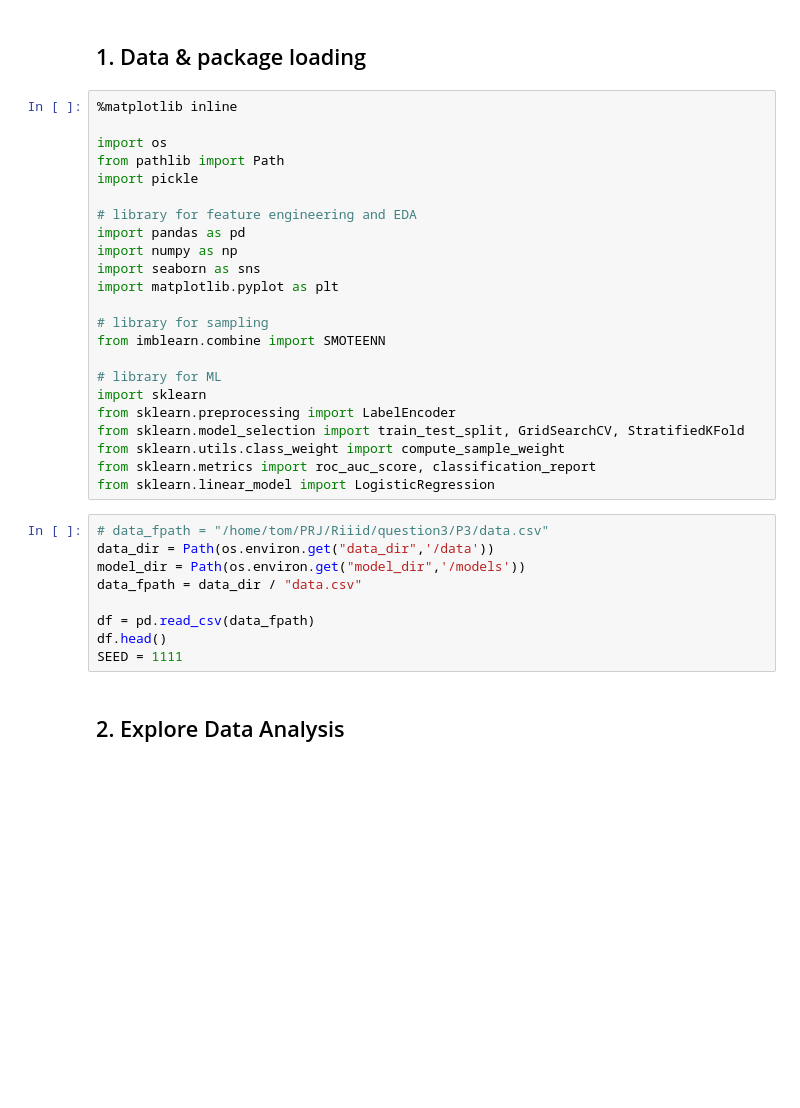
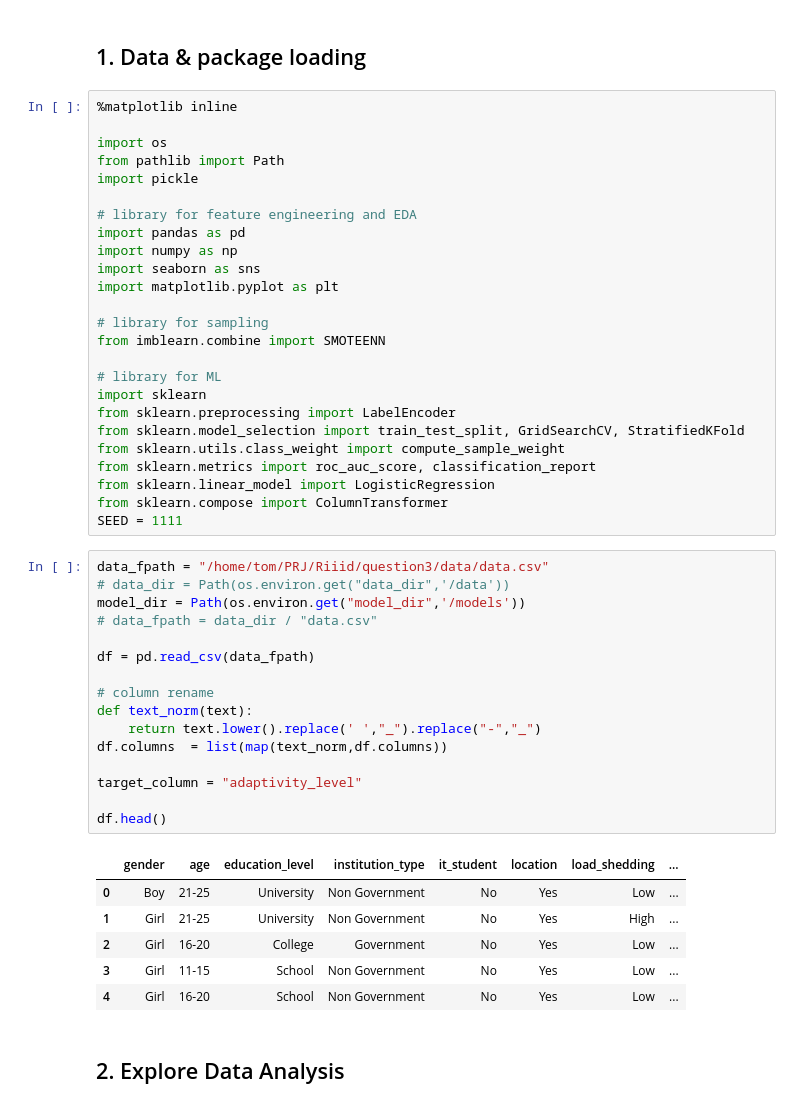
Before and after one commit to coolseaweed/ASSN-riiid, a Jupyter notebook: train/train.ipynb, the cells around one changed output. Saved outputs shown, nothing was run; the diff lists cells and outputs as text; blank space fills up the shorter version.

```diff
--- a/train/train.ipynb
+++ b/train/train.ipynb
@@ -23,15 +23,31 @@ from sklearn.model_selection import train_test_split, GridSearchCV, StratifiedKF
 from sklearn.utils.class_weight import compute_sample_weight
 from sklearn.metrics import roc_auc_score, classification_report
 from sklearn.linear_model import LogisticRegression
+from sklearn.compose import ColumnTransformer
+SEED = 1111
 # %%
-# data_fpath = "/home/tom/PRJ/Riiid/question3/P3/data.csv"
-data_dir = Path(os.environ.get("data_dir",'/data'))
+data_fpath = "/home/tom/PRJ/Riiid/question3/data/data.csv"
+# data_dir = Path(os.environ.get("data_dir",'/data'))
 model_dir = Path(os.environ.get("model_dir",'/models'))
-data_fpath = data_dir / "data.csv"
+# data_fpath = data_dir / "data.csv"
 
 df = pd.read_csv(data_fpath)
+
+# column rename
+def text_norm(text):
+    return text.lower().replace(' ',"_").replace("-","_")
+df.columns  = list(map(text_norm,df.columns))
+
+target_column = "adaptivity_level"
+
 df.head()
-SEED = 1111
+# %% [output]
+|  | gender | age | education_level | institution_type | it_student | location | load_shedding | ... |
+| 0 | Boy | 21-25 | University | Non Government | No | Yes | Low | ... |
+| 1 | Girl | 21-25 | University | Non Government | No | Yes | High | ... |
+| 2 | Girl | 16-20 | College | Government | No | Yes | Low | ... |
+| 3 | Girl | 11-15 | School | Non Government | No | Yes | Low | ... |
+| 4 | Girl | 16-20 | School | Non Government | No | Yes | Low | ... |
 # %% [markdown]
 ## 2. Explore Data Analysis
 # %% [markdown]
```
Also changed, not shown: parts of 12 cells of this notebook, 18 other files.
